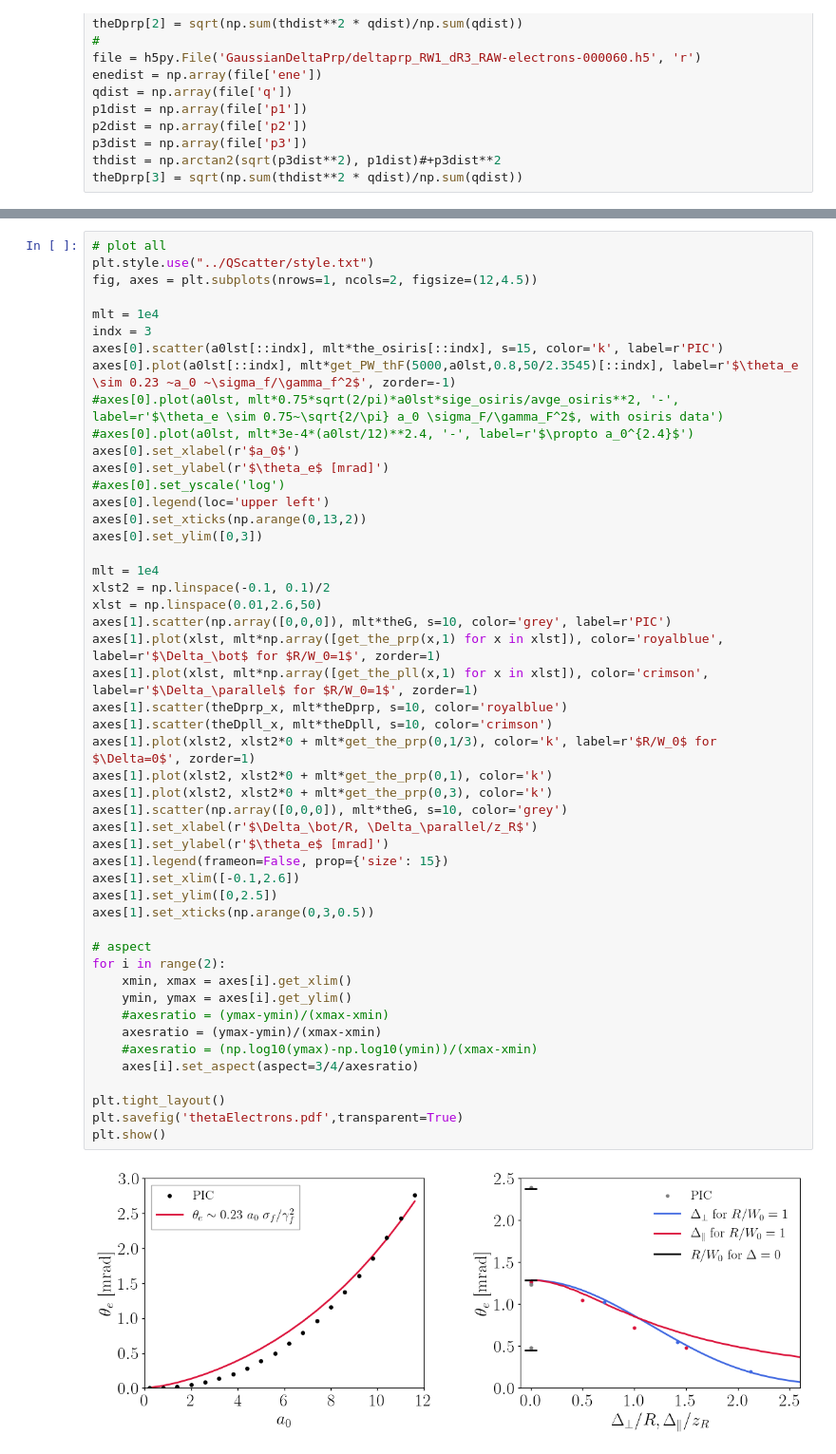
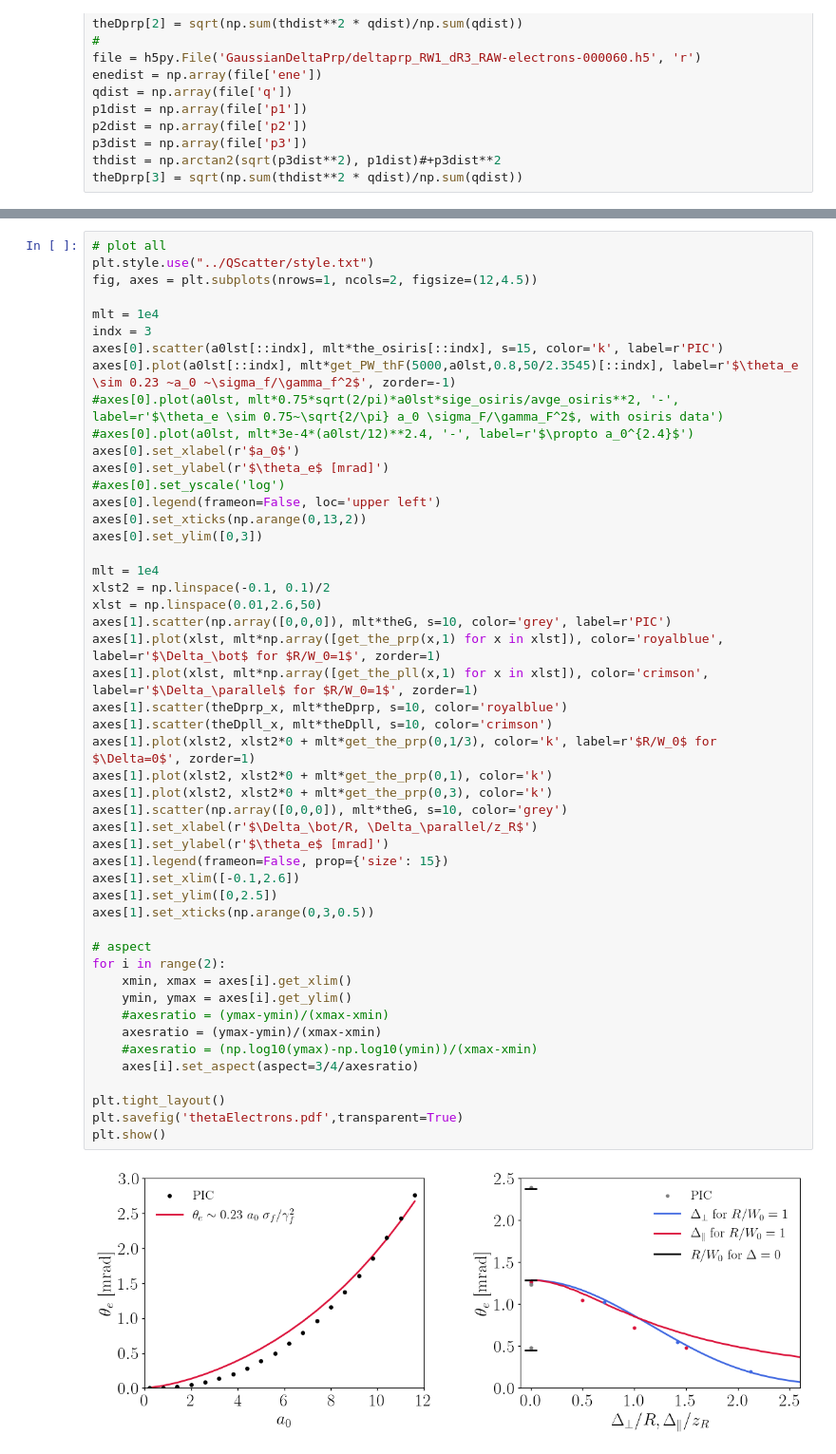
Before and after one commit to OsAmaro/QScatter, a Jupyter notebook: QRR/theta_PW_to_G.ipynb, the cells around one changed output, grey strips where cells are left out. Shown: that part at 95% size. Drawn from its saved outputs; the diff is of its cells as text.

```diff
--- a/QRR/theta_PW_to_G.ipynb
+++ b/QRR/theta_PW_to_G.ipynb
@@ -486,7 +407,7 @@ axes[0].plot(a0lst[::indx], mlt*get_PW_thF(5000,a0lst,0.8,50/2.3545)[::indx], la
 axes[0].set_xlabel(r'$a_0$')
 axes[0].set_ylabel(r'$\theta_e$ [mrad]')
 #axes[0].set_yscale('log')
-axes[0].legend(loc='upper left')
+axes[0].legend(frameon=False, loc='upper left')
 axes[0].set_xticks(np.arange(0,13,2))
 axes[0].set_ylim([0,3])
 
@@ -495,31 +416,31 @@ xlst2 = np.linspace(-0.1, 0.1)/2
 xlst = np.linspace(0.01,2.6,50)
 axes[1].scatter(np.array([0,0,0]), mlt*theG, s=10, color='grey', label=r'PIC')
 axes[1].plot(xlst, mlt*np.array([get_the_prp(x,1) for x in xlst]), color='royalblue', label=r'$\Delta_\bot$ for $R/W_0=1$', zorder=1)
 axes[1].plot(xlst, mlt*np.array([get_the_pll(x,1) for x in xlst]), color='crimson', label=r'$\Delta_\parallel$ for $R/W_0=1$', zorder=1)
 axes[1].scatter(theDprp_x, mlt*theDprp, s=10, color='royalblue')
 axes[1].scatter(theDpll_x, mlt*theDpll, s=10, color='crimson')
 axes[1].plot(xlst2, xlst2*0 + mlt*get_the_prp(0,1/3), color='k', label=r'$R/W_0$ for $\Delta=0$', zorder=1)
 axes[1].plot(xlst2, xlst2*0 + mlt*get_the_prp(0,1), color='k')
 axes[1].plot(xlst2, xlst2*0 + mlt*get_the_prp(0,3), color='k')
 axes[1].scatter(np.array([0,0,0]), mlt*theG, s=10, color='grey')
 axes[1].set_xlabel(r'$\Delta_\bot/R, \Delta_\parallel/z_R$')
 axes[1].set_ylabel(r'$\theta_e$ [mrad]')
 axes[1].legend(frameon=False, prop={'size': 15})
 axes[1].set_xlim([-0.1,2.6])
 axes[1].set_ylim([0,2.5])
 axes[1].set_xticks(np.arange(0,3,0.5))
 
 # aspect
 for i in range(2):
     xmin, xmax = axes[i].get_xlim()
     ymin, ymax = axes[i].get_ylim()
     #axesratio = (ymax-ymin)/(xmax-xmin)
     axesratio = (ymax-ymin)/(xmax-xmin)
     #axesratio = (np.log10(ymax)-np.log10(ymin))/(xmax-xmin)
     axes[i].set_aspect(aspect=3/4/axesratio)
 
 plt.tight_layout()
 plt.savefig('thetaElectrons.pdf',transparent=True)
 plt.show()
 # %% [output]
-[figure, old version]
+[figure, new version]
```
Also changed, not shown: parts of 10 cells of this notebook.
